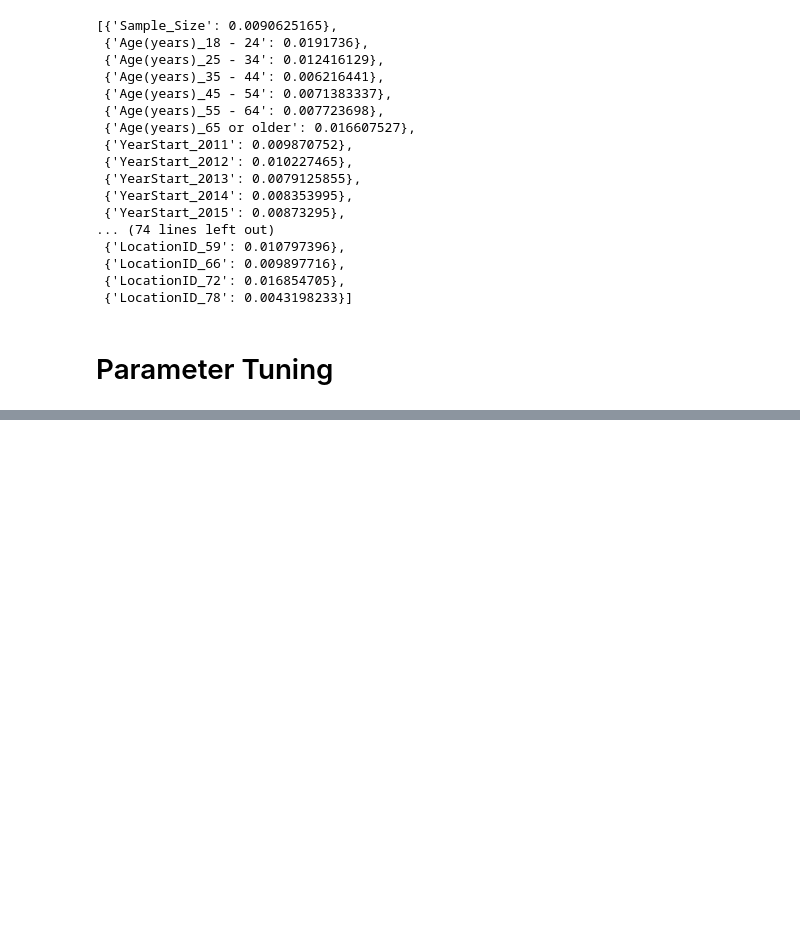
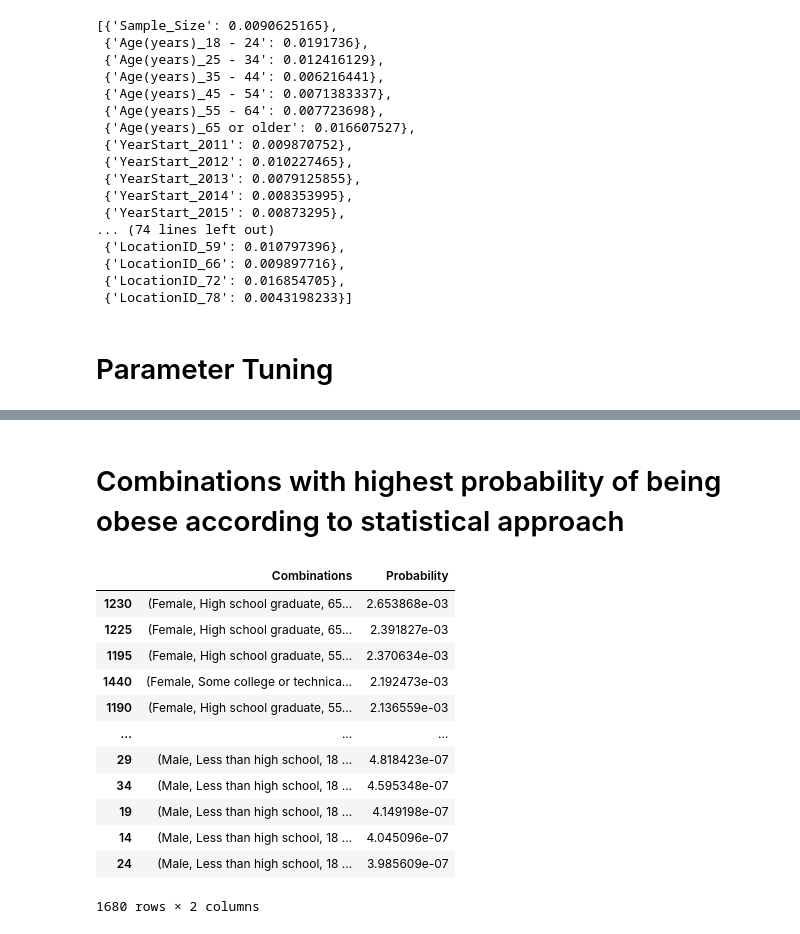
Before and after one commit to bhavan-bhatt/Gnosis-CP01, a Jupyter notebook: Pratham - 202311022/cp_1.ipynb, the cells around one changed output, grey strips where cells are left out. Saved outputs shown, nothing was run; the diff lists cells and outputs as text; code cells hidden in the pictures; blank space fills up the shorter version.

```diff
--- a/Pratham - 202311022/cp_1.ipynb
+++ b/Pratham - 202311022/cp_1.ipynb
@@ -236,0 +272,43 @@ coeff
+# %%
+from itertools import product
+
+gender = small_df.Gender.unique()[1:]
+education = small_df.Education.unique()[1:]
+age = small_df['Age(years)'].unique()[1:]
+income = small_df.Income.unique()[1:]
+race = small_df['Race/Ethnicity'].unique()[1:]
+# %%
+combinations = list((product(gender, education, age, income, race)))
+# %%
+total_obese = small_df.loc[df['Total'] == 'Total']['Total_Obese'].values[0]
+total_sample = small_df.loc[df['Total'] == 'Total']['Sample_Size'].values[0]
+comb_obese = pd.DataFrame(columns=['Combinations', 'Probability'])
+for i in combinations:
+    gender_total = small_df.loc[small_df['Gender'] == i[0]]['Total_Obese'].values[0]
+    education_total = small_df.loc[small_df['Education'] == i[1]]['Total_Obese'].values[0]
+    age_total = small_df.loc[small_df['Age(years)'] == i[2]]['Total_Obese'].values[0]
+    income_total = small_df.loc[small_df['Income'] == i[3]]['Total_Obese'].values[0]
+    ethnicity_total = small_df.loc[small_df['Race/Ethnicity'] == i[4]]['Total_Obese'].values[0]
+    gender_education = gender_total*education_total/total_obese
+    add_age = gender_education*age_total/total_obese
+    add_income = add_age*income_total/total_obese
+    probability = (add_income*ethnicity_total/total_obese)/total_sample
+    comb_obese.loc[len(comb_obese.index)] = [i, probability]
+# %% [markdown]
+# Combinations with highest probability of being obese according to statistical approach
+# %%
+comb_obese.sort_values(by=['Probability'], ascending=False)
+# %% [output]
+|  | Combinations | Probability |
+| 1230 | (Female, High school graduate, 65... | 2.653868e-03 |
+| 1225 | (Female, High school graduate, 65... | 2.391827e-03 |
+| 1195 | (Female, High school graduate, 55... | 2.370634e-03 |
+| 1440 | (Female, Some college or technica... | 2.192473e-03 |
+| 1190 | (Female, High school graduate, 55... | 2.136559e-03 |
+| ... | ... | ... |
+| 29 | (Male, Less than high school, 18 ... | 4.818423e-07 |
+| 34 | (Male, Less than high school, 18 ... | 4.595348e-07 |
+| 19 | (Male, Less than high school, 18 ... | 4.149198e-07 |
+| 14 | (Male, Less than high school, 18 ... | 4.045096e-07 |
+| 24 | (Male, Less than high school, 18 ... | 3.985609e-07 |
+1680 rows × 2 columns
```
Also changed, not shown: parts of 3 cells of this notebook.
